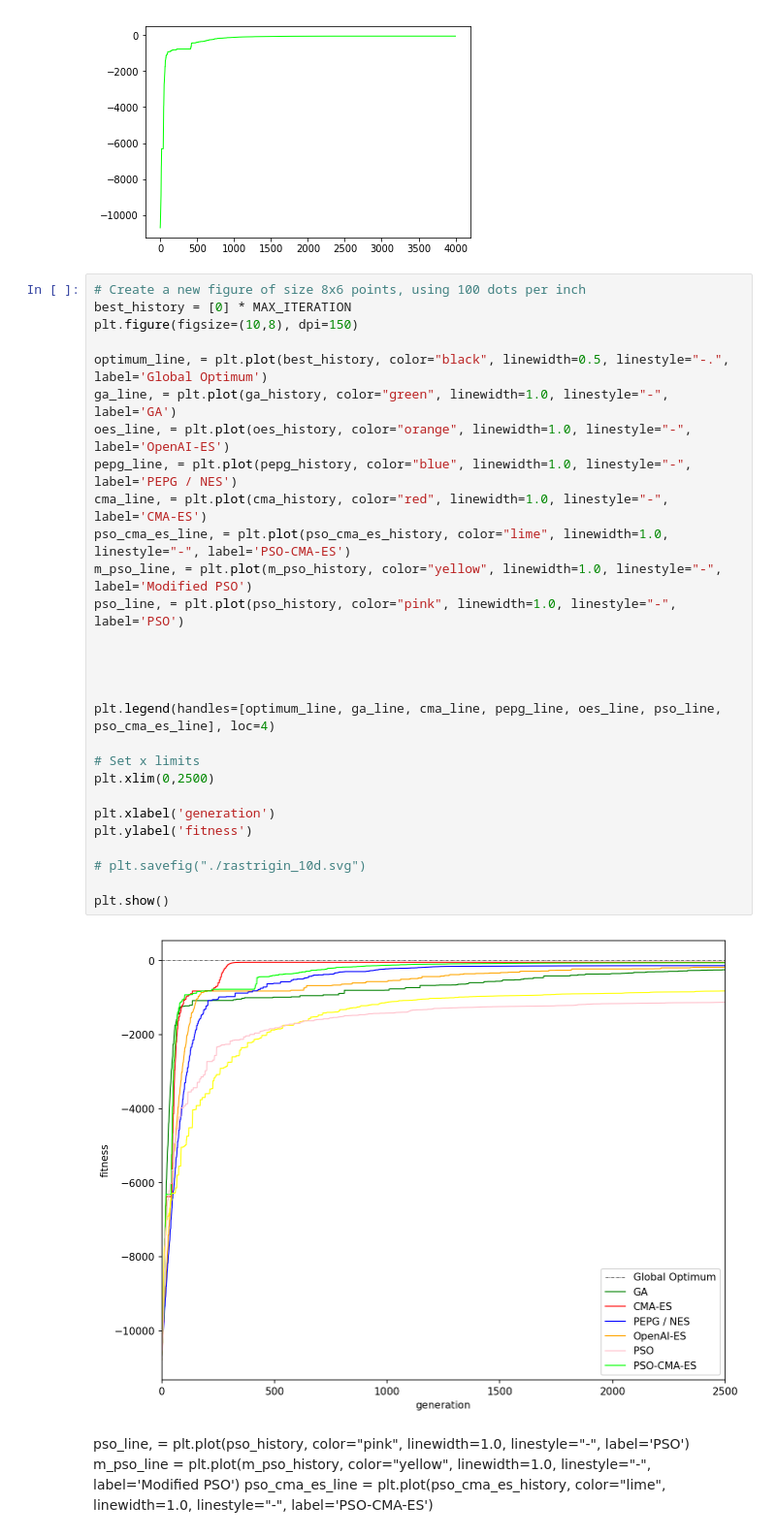
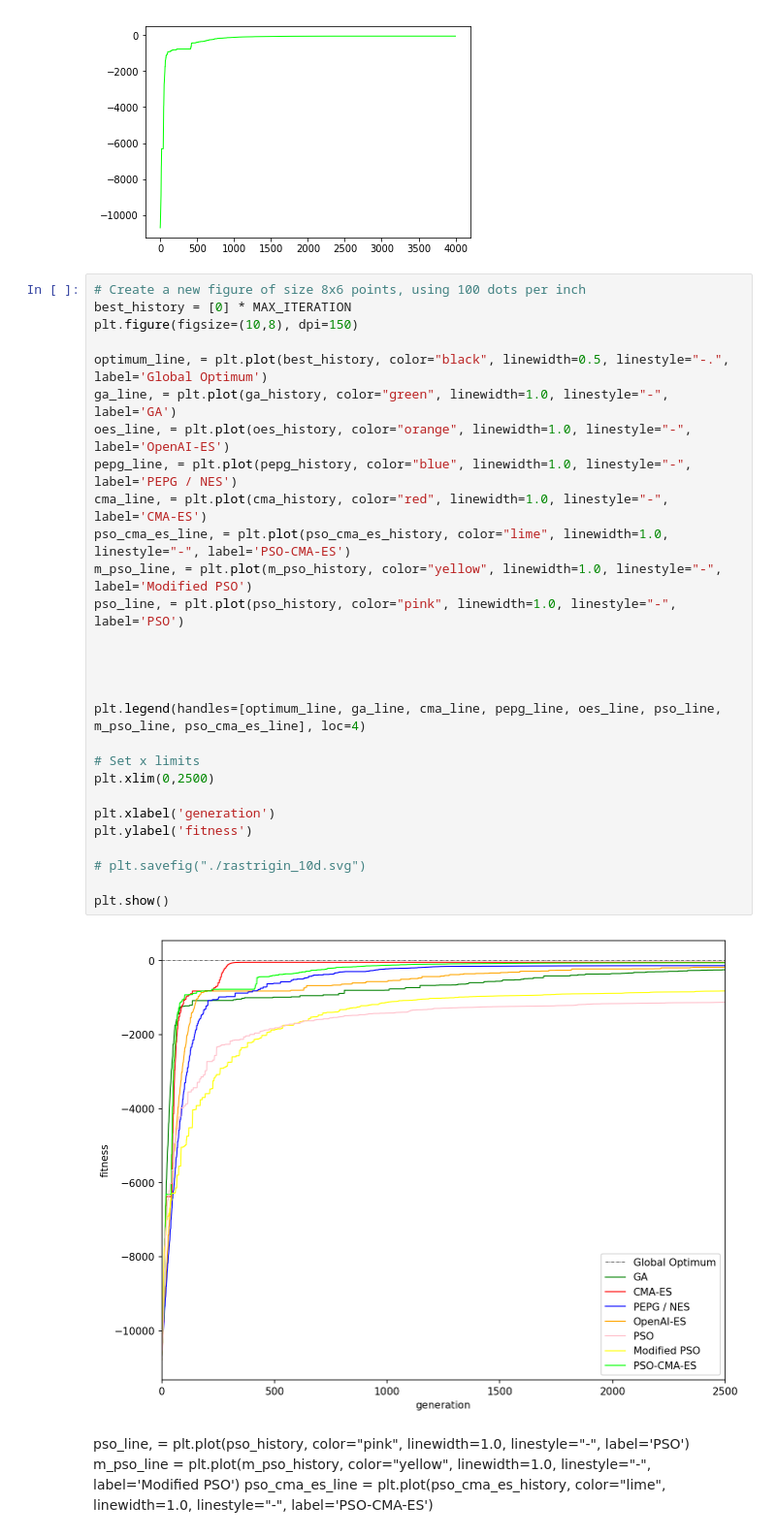
Before and after one commit to arturomf94/estool, a Jupyter notebook: simple_es_example_pso.ipynb, the cells around one changed output. Shown at 97% size. Drawn from its saved outputs; the diff is of its cells as text.

Commit message:
Fix labels in figure

```diff
--- a/simple_es_example_pso.ipynb
+++ b/simple_es_example_pso.ipynb
@@ -434,33 +434,33 @@ AttributeError: ignored
 # %%
 # Create a new figure of size 8x6 points, using 100 dots per inch
 best_history = [0] * MAX_ITERATION
 plt.figure(figsize=(10,8), dpi=150)
 
 optimum_line, = plt.plot(best_history, color="black", linewidth=0.5, linestyle="-.", label='Global Optimum')
 ga_line, = plt.plot(ga_history, color="green", linewidth=1.0, linestyle="-", label='GA')
 oes_line, = plt.plot(oes_history, color="orange", linewidth=1.0, linestyle="-", label='OpenAI-ES')
 pepg_line, = plt.plot(pepg_history, color="blue", linewidth=1.0, linestyle="-", label='PEPG / NES')
 cma_line, = plt.plot(cma_history, color="red", linewidth=1.0, linestyle="-", label='CMA-ES')
 pso_cma_es_line, = plt.plot(pso_cma_es_history, color="lime", linewidth=1.0, linestyle="-", label='PSO-CMA-ES')
 m_pso_line, = plt.plot(m_pso_history, color="yellow", linewidth=1.0, linestyle="-", label='Modified PSO')
 pso_line, = plt.plot(pso_history, color="pink", linewidth=1.0, linestyle="-", label='PSO')
 
 
 
 
-plt.legend(handles=[optimum_line, ga_line, cma_line, pepg_line, oes_line, pso_line, pso_cma_es_line], loc=4)
+plt.legend(handles=[optimum_line, ga_line, cma_line, pepg_line, oes_line, pso_line, m_pso_line, pso_cma_es_line], loc=4)
 
 # Set x limits
 plt.xlim(0,2500)
 
 plt.xlabel('generation')
 plt.ylabel('fitness')
 
 # plt.savefig("./rastrigin_10d.svg")
 
 plt.show()
 # %% [output]
-[figure, old version]
+[figure, new version]
 # %% [markdown]
 pso_line, = plt.plot(pso_history, color="pink", linewidth=1.0, linestyle="-", label='PSO')
 m_pso_line = plt.plot(m_pso_history, color="yellow", linewidth=1.0, linestyle="-", label='Modified PSO')
```
